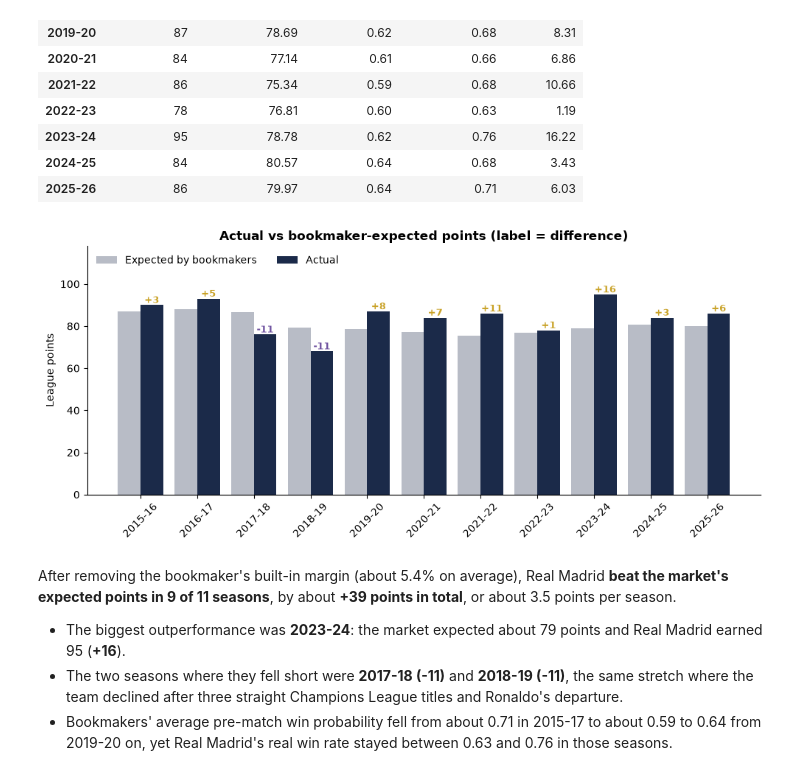
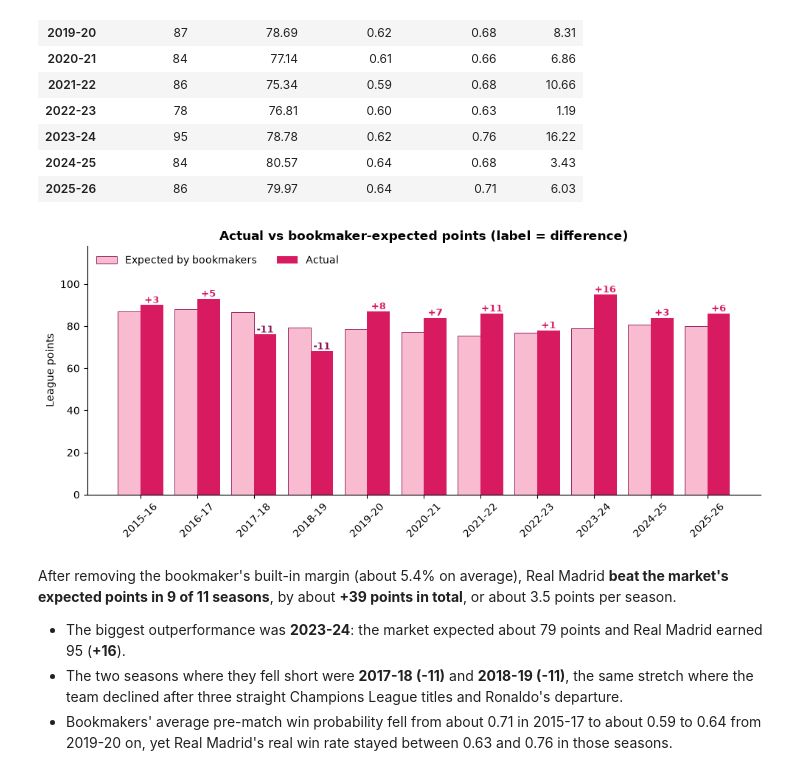
Before and after one commit to msmontoyaa/real-madrid-match-analytics, a Jupyter notebook: real_madrid_analysis.ipynb, the cells around one changed output. Cells and saved outputs as stored; diff of their text form; code cells hidden in the pictures.

```diff
--- a/real_madrid_analysis.ipynb
+++ b/real_madrid_analysis.ipynb
@@ -20,7 +20,7 @@ from sklearn.linear_model import LogisticRegression
 from sklearn.metrics import roc_auc_score, roc_curve, brier_score_loss
 from pathlib import Path
 
-NAVY, GOLD, GREY, PURPLE = "#1B2A49", "#C9A227", "#B8BCC6", "#6C4F9E"
+DEEP, DARK, MID, LIGHT, SOFT, PLUM = "#880E4F", "#D81B60", "#F48FB1", "#F8BBD0", "#E8A0BF", "#AD1457"   # pink palette
 plt.rcParams.update({"figure.figsize": (10, 4.5), "axes.spines.top": False,
                      "axes.spines.right": False, "axes.titleweight": "bold", "svg.fonttype": "none"})
 Path("images").mkdir(exist_ok=True)
@@ -123,14 +123,14 @@ season
 | 2025-26 | 38 | 27 | 5 | 6 | 86 | 77 | 35 | 42 | 2 | Barcelona |
 # %%
 fig, ax = plt.subplots()
-colors = [GOLD if f == 1 else NAVY for f in season.finish]
+colors = [DARK if f == 1 else MID for f in season.finish]
 bars = ax.bar(season.index, season.points, color=colors)
 for b, f in zip(bars, season.finish):
     ax.text(b.get_x() + b.get_width() / 2, b.get_height() + 1, f"{f}{'st' if f == 1 else 'nd' if f == 2 else 'rd' if f == 3 else 'th'}",
-            ha="center", fontsize=9, color=NAVY)
+            ha="center", fontsize=9, color=DEEP)
 ax.set_ylim(0, 105)
 ax.set_ylabel("League points (38 matches)")
-ax.set_title("Real Madrid league points by season (gold = champions, label = final position)")
+ax.set_title("Real Madrid league points by season (dark pink = champions, label = final position)")
 plt.xticks(rotation=45)
 plt.tight_layout()
 plt.savefig("images/points_by_season.svg")
@@ -340,21 +340,21 @@ average bookmaker margin: 0.054
 # %%
 fig, ax = plt.subplots()
 x = np.arange(len(market))
-ax.bar(x - 0.2, market.expected_points, 0.4, color=GREY, label="Expected by bookmakers")
-ax.bar(x + 0.2, market.actual_points, 0.4, color=NAVY, label="Actual")
+ax.bar(x - 0.2, market.expected_points, 0.4, color=LIGHT, edgecolor=DEEP, lw=0.6, label="Expected by bookmakers")
+ax.bar(x + 0.2, market.actual_points, 0.4, color=DARK, label="Actual")
 for i, d in enumerate(market.over_under):
     ax.text(i + 0.2, market.actual_points.iloc[i] + 1, f"{d:+.0f}", ha="center", fontsize=9,
-            color=GOLD if d > 0 else PURPLE, fontweight="bold")
+            color=DARK if d > 0 else DEEP, fontweight="bold")
 ax.set_xticks(x, market.index, rotation=45)
 ax.set_ylim(0, 118)
 ax.set_ylabel("League points")
 ax.set_title("Actual vs bookmaker-expected points (label = difference)")
 ax.legend(frameon=False, loc="upper left", ncol=2)
 plt.tight_layout()
 plt.savefig("images/actual_vs_expected_points.svg")
 plt.show()
 # %% [output]
-[figure, old version]
+[figure, new version]
 # %% [markdown]
 After removing the bookmaker's built-in margin (about 5.4% on average), Real Madrid **beat the market's expected points in 9 of 11 seasons**, by about **+39 points in total**, or about 3.5 points per season.
 
```
Also changed, not shown: parts of 5 cells of this notebook, 6 other files.
